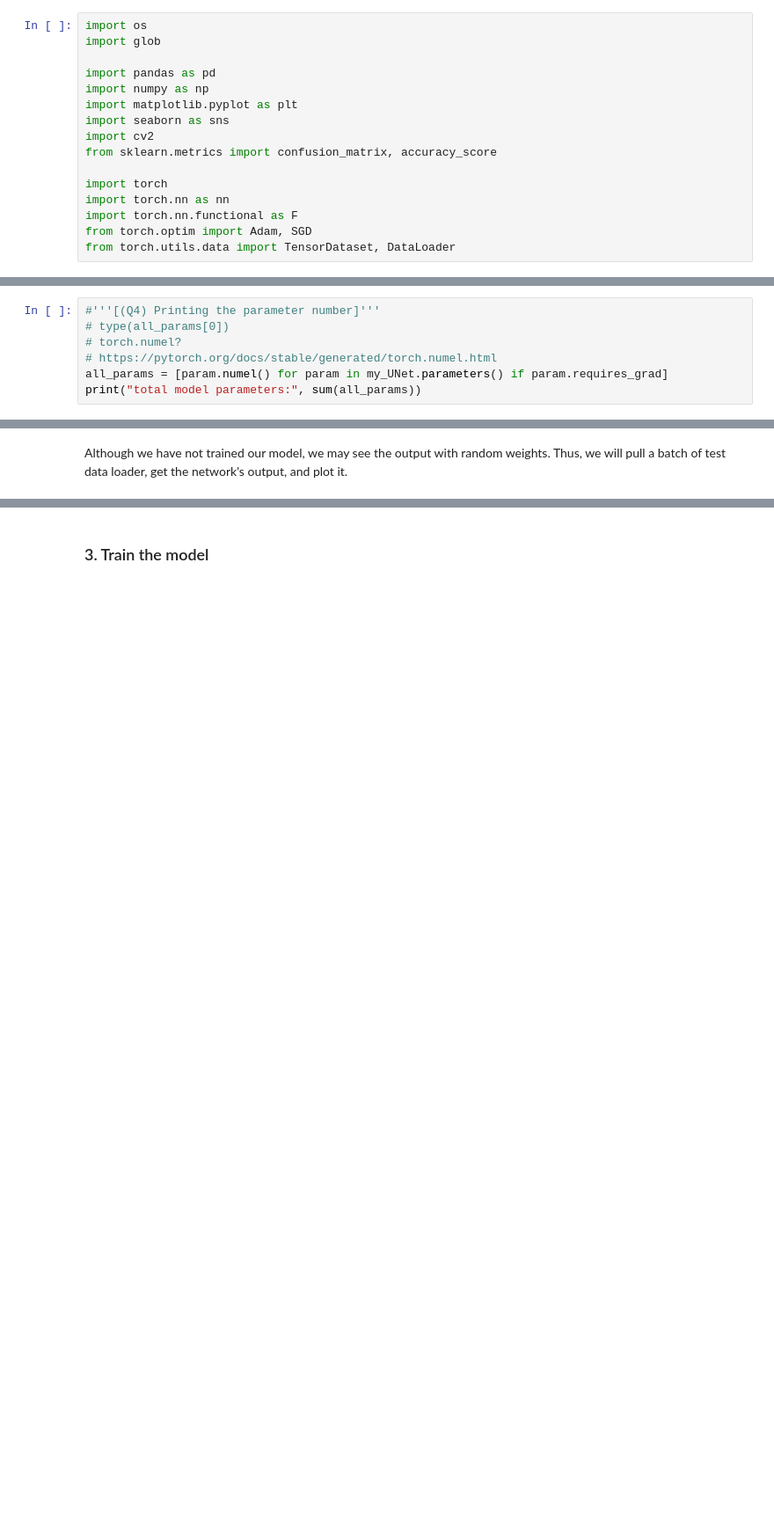
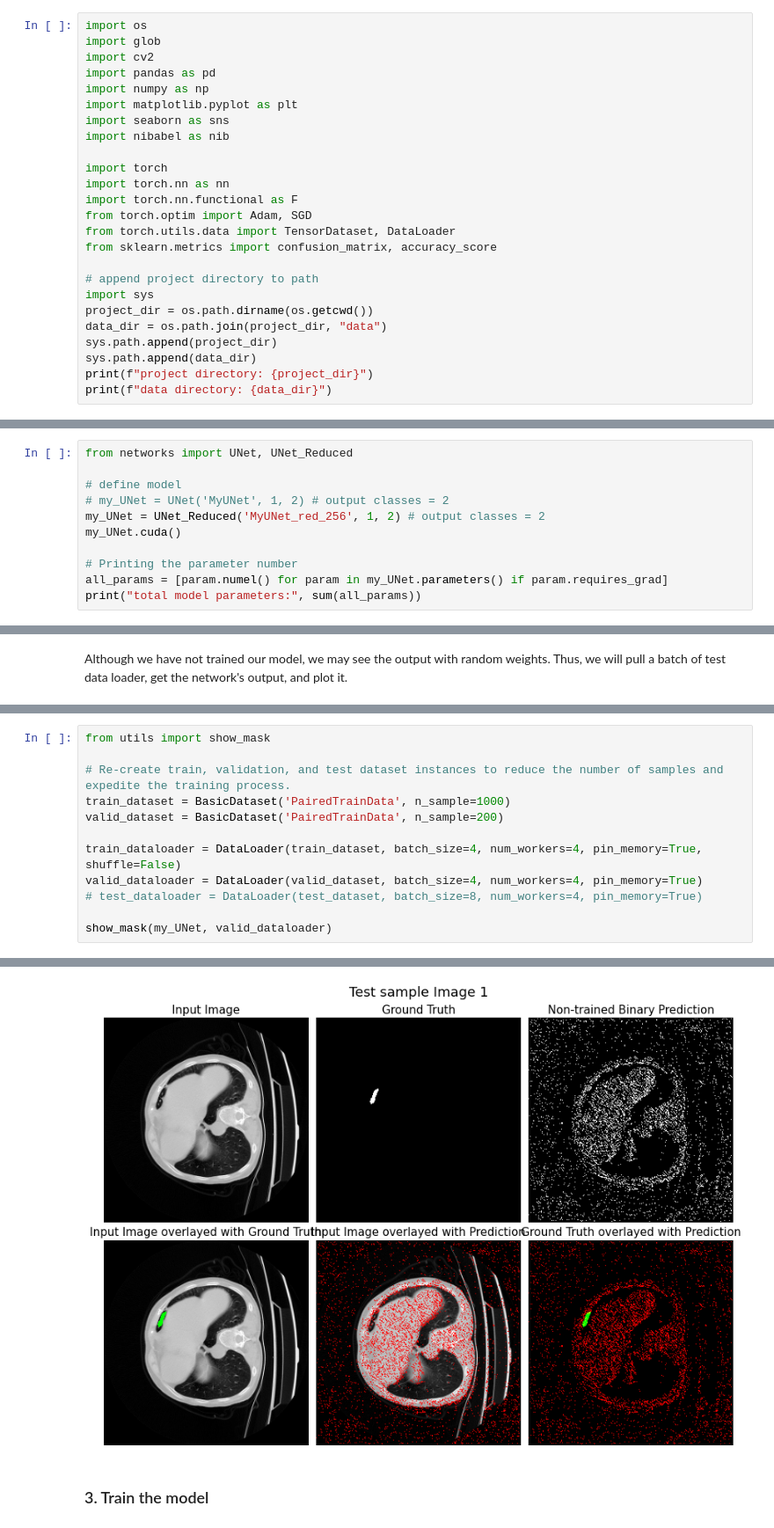
Before and after one commit to jyjuni/Covid19_Leision_Segmentation, a Jupyter notebook: src/train.ipynb, the cells around one changed output, grey strips where cells are left out. Shown at 88% size. Saved outputs shown, nothing was run; the diff lists cells and outputs as text; blank space fills up the shorter version.

```diff
--- a/src/train.ipynb
+++ b/src/train.ipynb
@@ -3,16 +3,25 @@
 # %%
 import os
 import glob
-
+import cv2
 import pandas as pd
 import numpy as np
 import matplotlib.pyplot as plt
 import seaborn as sns
-import cv2
-from sklearn.metrics import confusion_matrix, accuracy_score
+import nibabel as nib
 
 import torch
 import torch.nn as nn
 import torch.nn.functional as F
 from torch.optim import Adam, SGD
 from torch.utils.data import TensorDataset, DataLoader
+from sklearn.metrics import confusion_matrix, accuracy_score
+
+# append project directory to path
+import sys
+project_dir = os.path.dirname(os.getcwd())
+data_dir = os.path.join(project_dir, "data")
+sys.path.append(project_dir)
+sys.path.append(data_dir)
+print(f"project directory: {project_dir}")
+print(f"data directory: {data_dir}")
@@ -303,7 +190,11 @@ my_UNet.cuda()
 # %%
-#'''[(Q4) Printing the parameter number]'''
-# type(all_params[0])
-# torch.numel?
-# https://pytorch.org/docs/stable/generated/torch.numel.html
+from networks import UNet, UNet_Reduced
+
+# define model
+# my_UNet = UNet('MyUNet', 1, 2) # output classes = 2
+my_UNet = UNet_Reduced('MyUNet_red_256', 1, 2) # output classes = 2
+my_UNet.cuda()
+
+# Printing the parameter number
 all_params = [param.numel() for param in my_UNet.parameters() if param.requires_grad]
 print("total model parameters:", sum(all_params))
@@ -387,0 +207,13 @@ As you can see, the predicted mask is not nearly close to the ground truth becau
+# %%
+from utils import show_mask
+
+# Re-create train, validation, and test dataset instances to reduce the number of samples and expedite the training process.
+train_dataset = BasicDataset('PairedTrainData', n_sample=1000)
+valid_dataset = BasicDataset('PairedTrainData', n_sample=200)
+
+train_dataloader = DataLoader(train_dataset, batch_size=4, num_workers=4, pin_memory=True, shuffle=False)
+valid_dataloader = DataLoader(valid_dataset, batch_size=4, num_workers=4, pin_memory=True)
+# test_dataloader = DataLoader(test_dataset, batch_size=8, num_workers=4, pin_memory=True)
+
+show_mask(my_UNet, valid_dataloader)
+# %% [output]
@@ -388,2 +226,3 @@ As you can see, the predicted mask is not nearly close to the ground truth becau
+[figure, added]
 # %% [markdown]
 ### 3. Train the model
```
Also changed, not shown: parts of 42 cells of this notebook, 9 other files.
